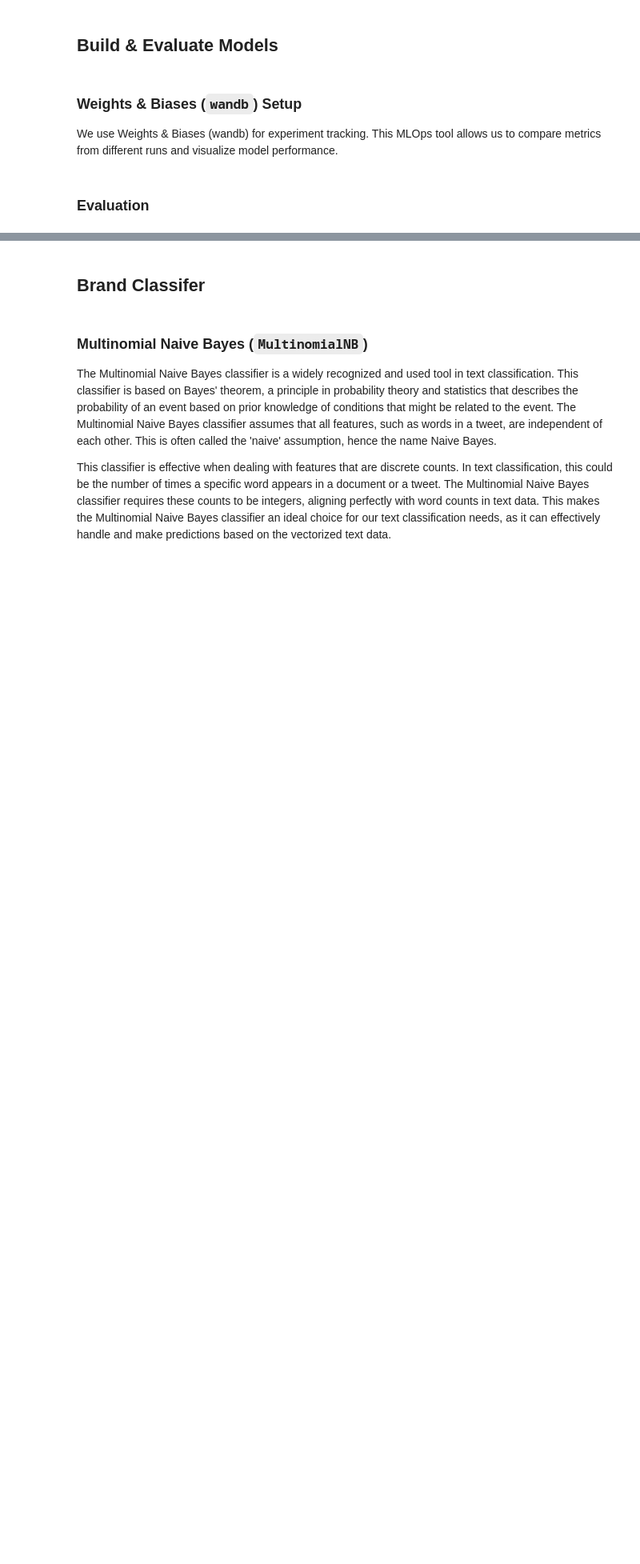
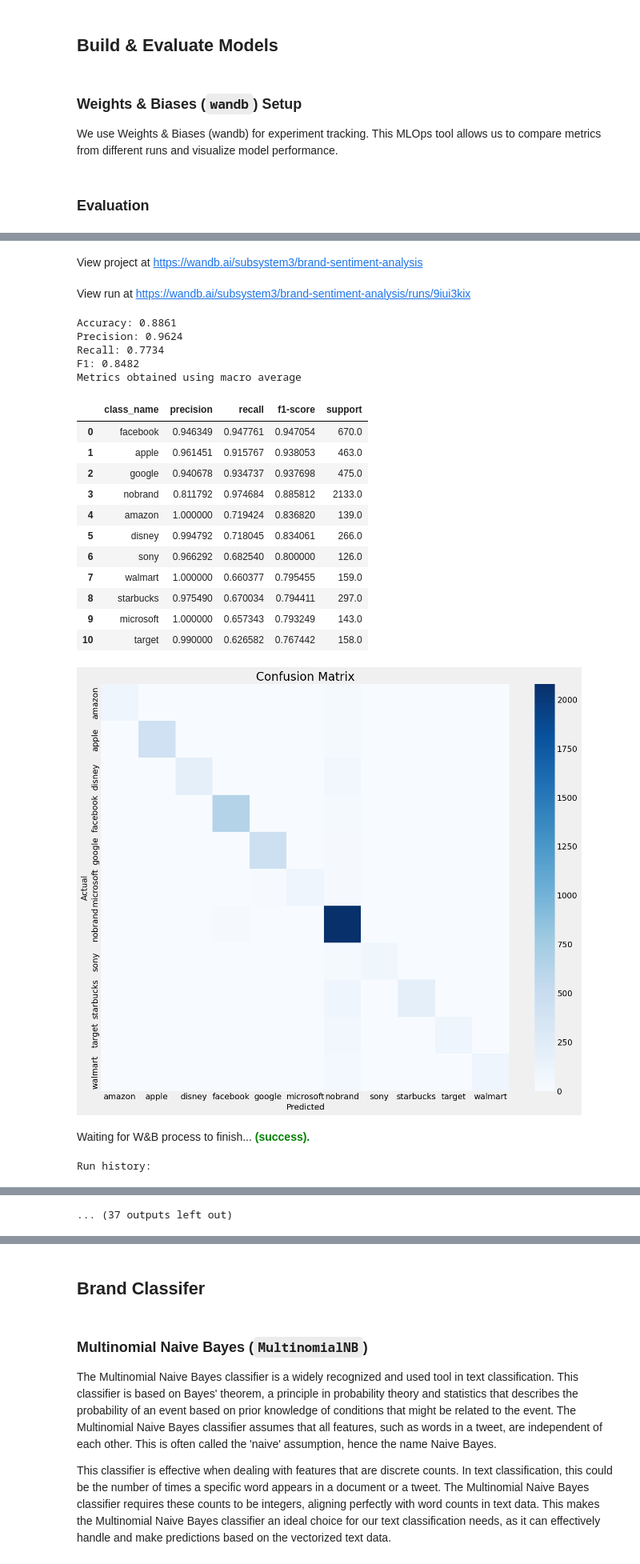
Before and after one commit to subsystem3/project, a Jupyter notebook: project.ipynb, the cells around one changed output, grey strips where cells are left out. Shown at 80% size. Drawn from its saved outputs; the diff is of its cells as text; code cells hidden in the pictures; blank space fills up the shorter version.

```diff
--- a/project.ipynb
+++ b/project.ipynb
@@ -1722,3 +1722,34 @@ def evaluateClassicalModel(classifier, xtest, ytest, class_labels, avg="macro",
         artifact.add_file("model.pkl")
         run.log_artifact(artifact)
         os.remove("model.pkl")
+
+# Evaluate each classifier and store metrics
+mnb_metrics = evaluateClassicalModel(
+    mnb_classifier,
+    X_test,
+    y_test,
+    class_labels,
+    multiclass=True
+)
+
+svc_metrics = evaluateClassicalModel(
+    svc_classifier,
+    X_test,
+    y_test,
+    class_labels,
+    multiclass=True
+)
+
+lrw2v_metrics = evaluateClassicalModel(
+    lrw2v_classifier,
+    xtest,
+    ytest,
+    class_labels,
+    multiclass=True
+)
+
+# Compare and analyze metrics as needed
+print("Multinomial Naive Bayes Metrics:", mnb_metrics)
+print("Support Vector Classifier Metrics:", svc_metrics)
+print("Logistic Regression Word2Vec Metrics:", lrw2v_metrics)
+# %% [output]
@@ -1724,0 +1760,22 @@ def evaluateClassicalModel(classifier, xtest, ytest, class_labels, avg="macro",
+View project at https://wandb.ai/subsystem3/brand-sentiment-analysis
+View run at https://wandb.ai/subsystem3/brand-sentiment-analysis/runs/9iui3kix
+Accuracy: 0.8861
+Precision: 0.9624
+Recall: 0.7734
+F1: 0.8482
+Metrics obtained using macro average
+|  | class_name | precision | recall | f1-score | support |
+| 0 | facebook | 0.946349 | 0.947761 | 0.947054 | 670.0 |
+| 1 | apple | 0.961451 | 0.915767 | 0.938053 | 463.0 |
+| 2 | google | 0.940678 | 0.934737 | 0.937698 | 475.0 |
+| 3 | nobrand | 0.811792 | 0.974684 | 0.885812 | 2133.0 |
+| 4 | amazon | 1.000000 | 0.719424 | 0.836820 | 139.0 |
+| 5 | disney | 0.994792 | 0.718045 | 0.834061 | 266.0 |
+| 6 | sony | 0.966292 | 0.682540 | 0.800000 | 126.0 |
+| 7 | walmart | 1.000000 | 0.660377 | 0.795455 | 159.0 |
+| 8 | starbucks | 0.975490 | 0.670034 | 0.794411 | 297.0 |
+| 9 | microsoft | 1.000000 | 0.657343 | 0.793249 | 143.0 |
+| 10 | target | 0.990000 | 0.626582 | 0.767442 | 158.0 |
+[figure, added]
+Waiting for W&B process to finish... (success).
+Run history:
@@ -1724,0 +1786 @@ def evaluateClassicalModel(classifier, xtest, ytest, class_labels, avg="macro",
+... (37 outputs left out)
```
Also changed, not shown: parts of 9 cells of this notebook.
